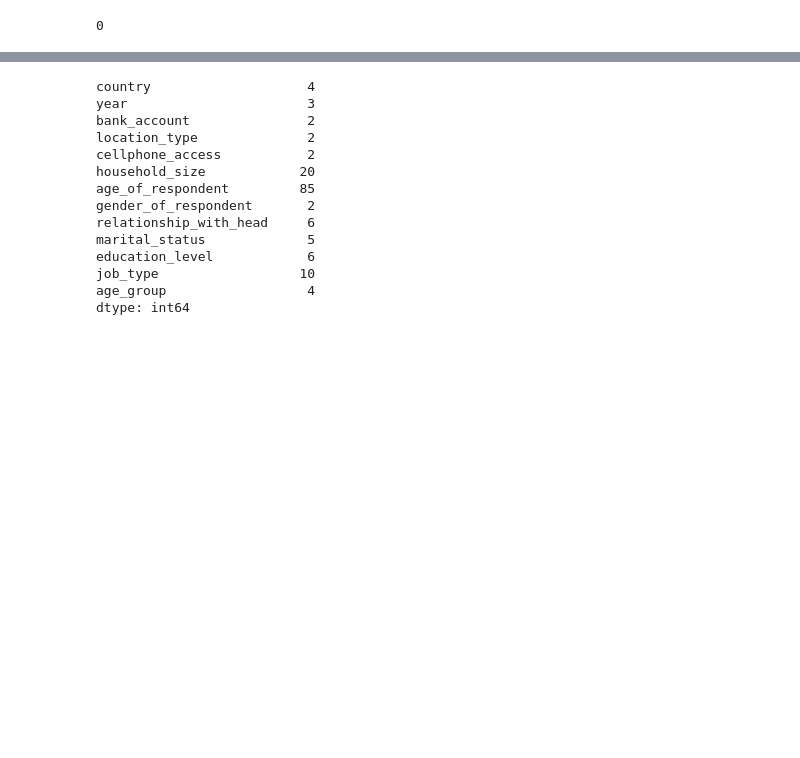
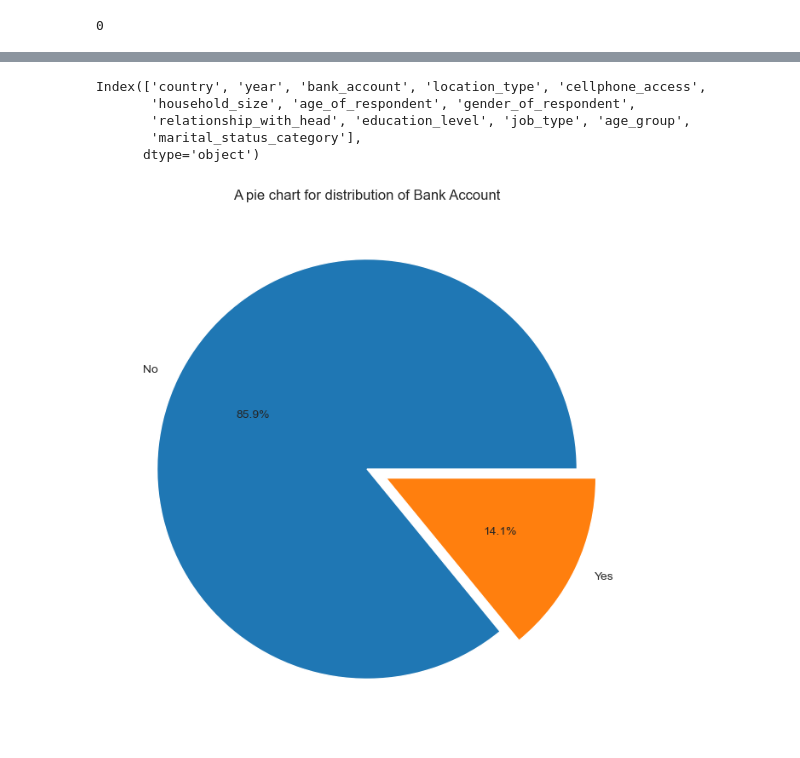
Before and after one commit to Jefest1/financial_inclusion, a Jupyter notebook: fin_inc.ipynb, the cells around one changed output, grey strips where cells are left out. Drawn from its saved outputs; the diff is of its cells as text; code cells hidden in the pictures; blank space fills up the shorter version.

```diff
--- a/fin_inc.ipynb
+++ b/fin_inc.ipynb
@@ -98,17 +189,17 @@ fin_data_df['age_group'] = fin_data_df['age_of_respondent'].apply(age_group)
 # %%
-fin_data_df.nunique()
+fin_data_df.columns
 # %% [output]
-country                    4
-year                       3
-bank_account               2
-location_type              2
-cellphone_access           2
-household_size            20
-age_of_respondent         85
-gender_of_respondent       2
-relationship_with_head     6
-marital_status             5
-education_level            6
-job_type                  10
-age_group                  4
-dtype: int64
+Index(['country', 'year', 'bank_account', 'location_type', 'cellphone_access',
+       'household_size', 'age_of_respondent', 'gender_of_respondent',
+       'relationship_with_head', 'education_level', 'job_type', 'age_group',
+       'marital_status_category'],
+      dtype='object')
+# %%
+# Checking the distribution of the categorical columns in the dataset
+plt.figure(figsize=(8,8))
+bank_account = fin_data_df['bank_account'].value_counts()
+plt.pie(bank_account, labels=bank_account.index, autopct= '%1.1f%%', explode=[0, 0.1])
+plt.title("A pie chart for distribution of Bank Account")
+plt.show()
+# %% [output]
+[figure, added]
```
Also changed, not shown: parts of 16 cells of this notebook.
